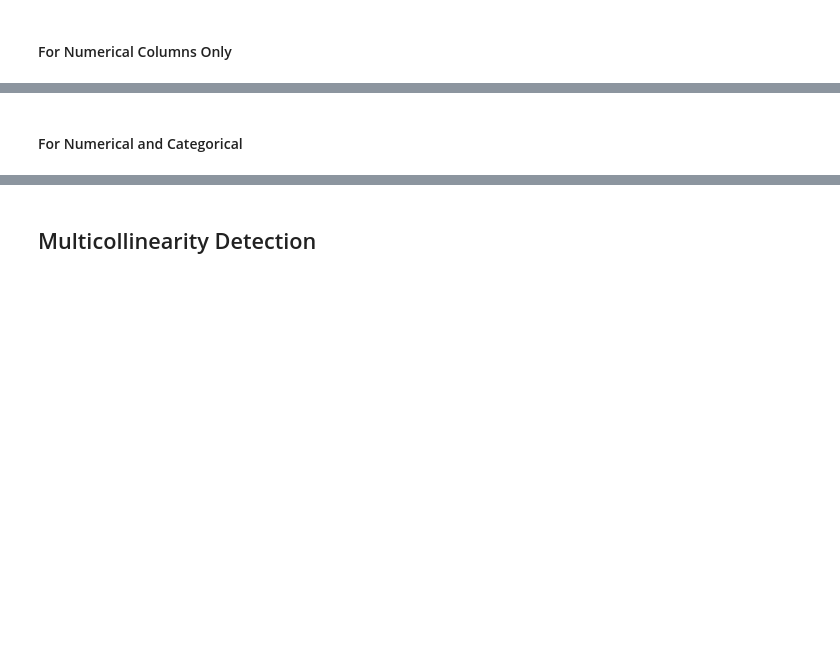
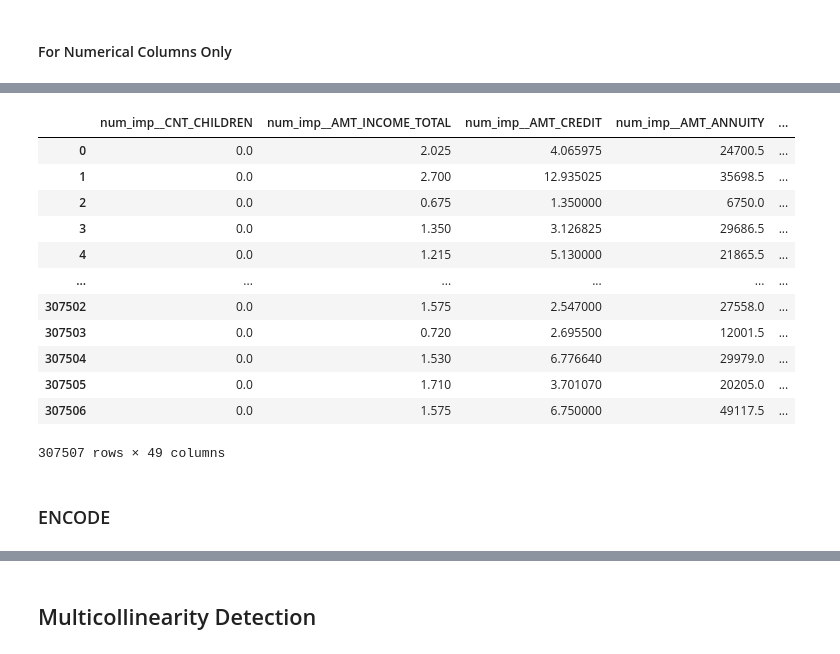
Before and after one commit to Abjaraco/loan_project, a Jupyter notebook: clustering.ipynb, the cells around one changed output, grey strips where cells are left out. Cells and saved outputs as stored; diff of their text form; code cells hidden in the pictures; blank space fills up the shorter version.

```diff
--- a/clustering.ipynb
+++ b/clustering.ipynb
@@ -183,2 +136,0 @@ df_num
-# %% [markdown]
-#### For Numerical and Categorical
@@ -195,3 +137,21 @@ df_cleaned = imputer.fit_transform(df_cleaned)
+# %%
+df_cleaned
+# %% [output]
+|  | num_imp__CNT_CHILDREN | num_imp__AMT_INCOME_TOTAL | num_imp__AMT_CREDIT | num_imp__AMT_ANNUITY | ... |
+| 0 | 0.0 | 2.025 | 4.065975 | 24700.5 | ... |
+| 1 | 0.0 | 2.700 | 12.935025 | 35698.5 | ... |
+| 2 | 0.0 | 0.675 | 1.350000 | 6750.0 | ... |
+| 3 | 0.0 | 1.350 | 3.126825 | 29686.5 | ... |
+| 4 | 0.0 | 1.215 | 5.130000 | 21865.5 | ... |
+| ... | ... | ... | ... | ... | ... |
+| 307502 | 0.0 | 1.575 | 2.547000 | 27558.0 | ... |
+| 307503 | 0.0 | 0.720 | 2.695500 | 12001.5 | ... |
+| 307504 | 0.0 | 1.530 | 6.776640 | 29979.0 | ... |
+| 307505 | 0.0 | 1.710 | 3.701070 | 20205.0 | ... |
+| 307506 | 0.0 | 1.575 | 6.750000 | 49117.5 | ... |
+307507 rows × 49 columns
+# %% [markdown]
+### ENCODE
 # %%
 categorical_cols_imp = df_cleaned.select_dtypes(include=['object']).columns.tolist()
 
```
Also changed, not shown: parts of 27 cells of this notebook.
